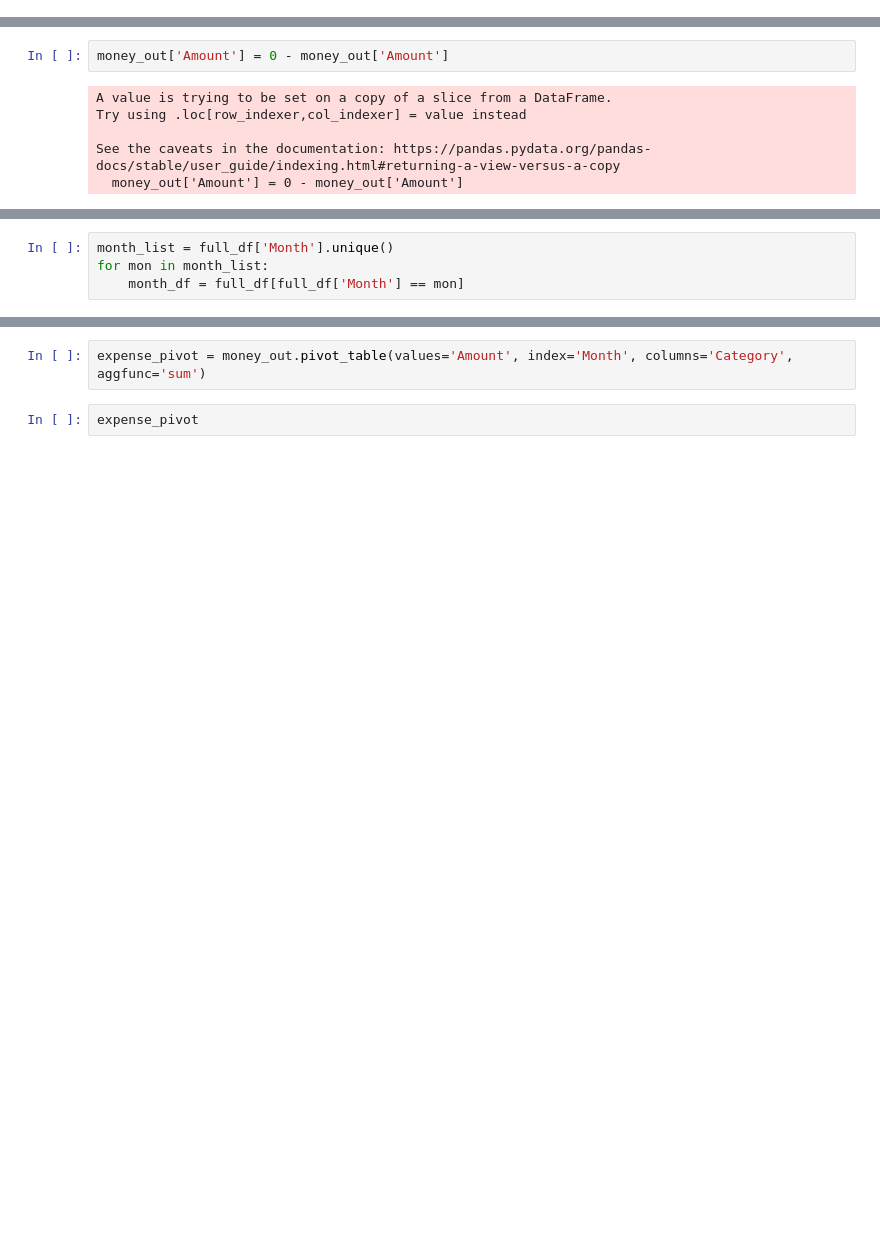
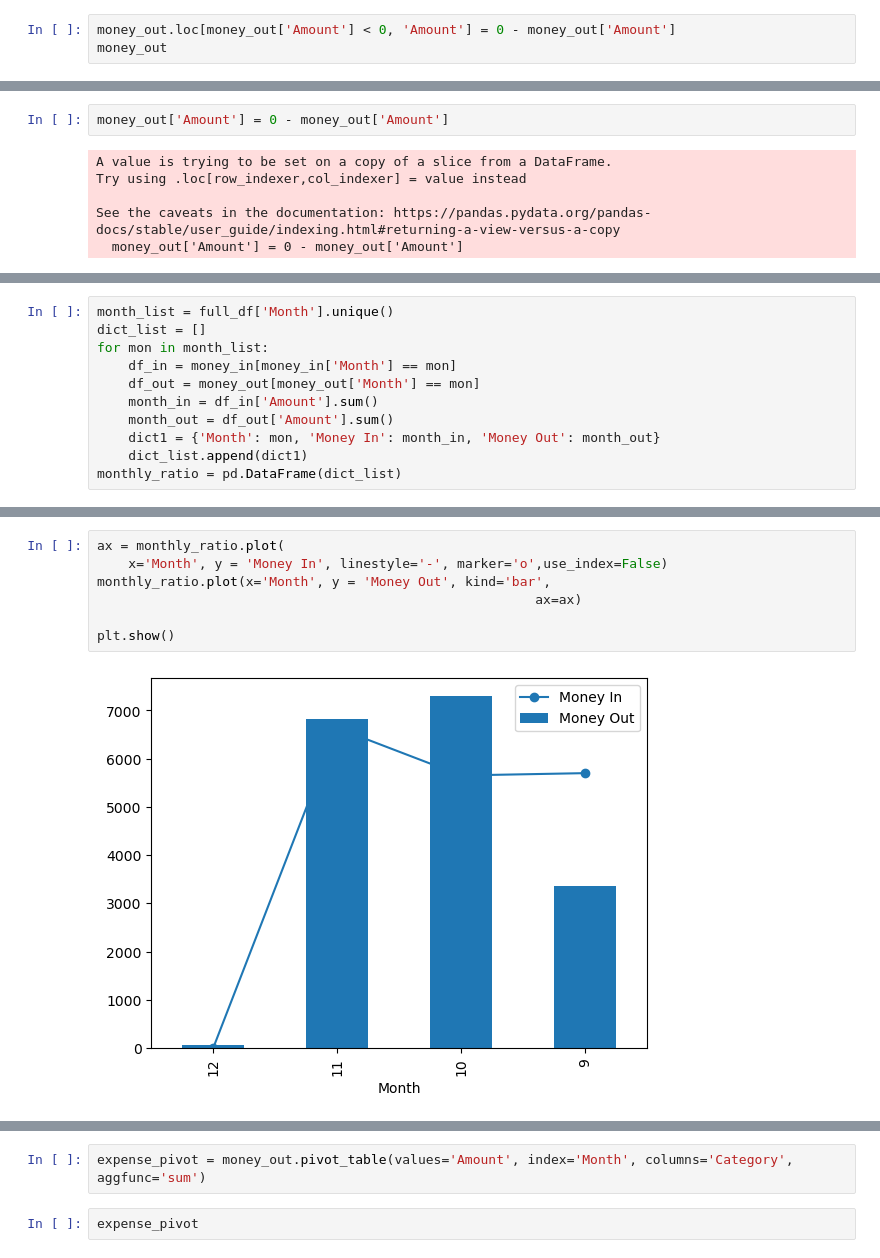
Before and after one commit to willdavis111/Budget_DA, a Jupyter notebook: Budget_app.ipynb, the cells around one changed output, grey strips where cells are left out. Saved outputs shown, nothing was run; the diff lists cells and outputs as text; blank space fills up the shorter version.

```diff
--- a/Budget_app.ipynb
+++ b/Budget_app.ipynb
@@ -123,3 +122,6 @@ array([12, 11, 10,  9], dtype=int64)
 # %%
 money_in = full_df[full_df['Amount'] > 0]
 money_out = full_df[full_df['Amount'] < 0]
+# %%
+money_out.loc[money_out['Amount'] < 0, 'Amount'] = 0 - money_out['Amount']
+money_out
@@ -144,4 +154,0 @@ money_out[money_out['Category'] == 'RENT']
-# %%
-month_list = full_df['Month'].unique()
-for mon in month_list:
-    month_df = full_df[full_df['Month'] == mon]
@@ -254,0 +155,11 @@ None
+# %%
+month_list = full_df['Month'].unique()
+dict_list = []
+for mon in month_list:
+    df_in = money_in[money_in['Month'] == mon]
+    df_out = money_out[money_out['Month'] == mon]
+    month_in = df_in['Amount'].sum()
+    month_out = df_out['Amount'].sum()
+    dict1 = {'Month': mon, 'Money In': month_in, 'Money Out': month_out}
+    dict_list.append(dict1)
+monthly_ratio = pd.DataFrame(dict_list)
@@ -254,0 +174,9 @@ None
+# %%
+ax = monthly_ratio.plot(
+    x='Month', y = 'Money In', linestyle='-', marker='o',use_index=False)
+monthly_ratio.plot(x='Month', y = 'Money Out', kind='bar',
+                                                        ax=ax)
+
+plt.show()
+# %% [output]
+[figure, added]
```
Also changed, not shown: parts of 23 cells of this notebook.
